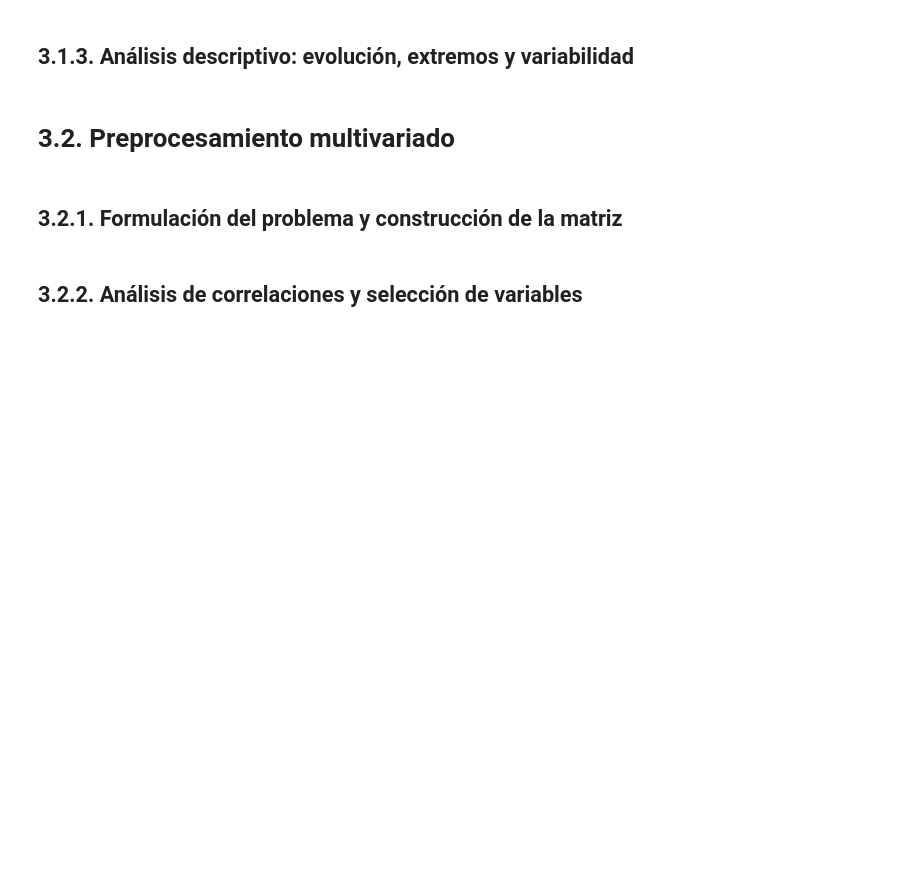
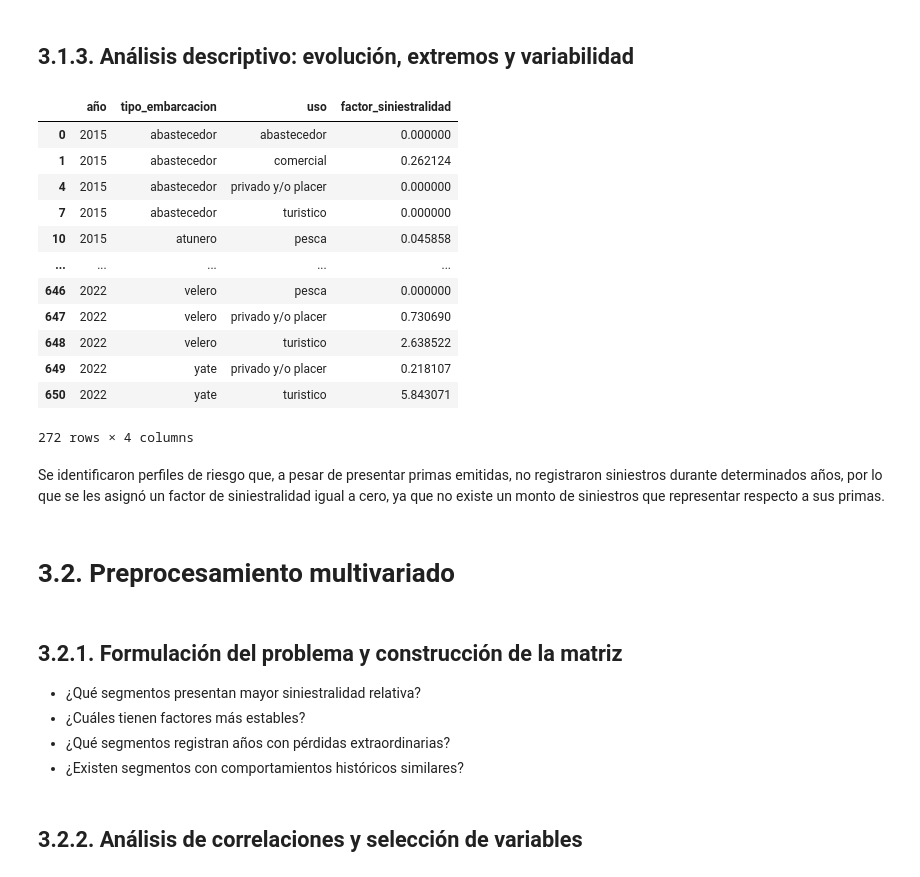
Before and after one commit to estebanto7/Repositorio_Reservas_Maritimas_Plantilla, a Jupyter notebook: notebooks/03_siniestralidad_conglomerados.ipynb, the cells around one changed output. Drawn from its saved outputs; the diff is of its cells as text; code cells hidden in the pictures; blank space fills up the shorter version.

```diff
--- a/notebooks/03_siniestralidad_conglomerados.ipynb
+++ b/notebooks/03_siniestralidad_conglomerados.ipynb
@@ -106,12 +148,9 @@ dtype: float64
 # 3.1.2 Siniestralidad total por año
 # ------------------------------------------
 
-# Columnas de desarrollo ajustadas por INPC
-columnas_monto = [f"{i}_monto pagado_ajustada" for i in range(4)]
-
 # Sumar los desarrollos de cada registro
 siniestros_ajustados["siniestro_total"] = (
-    siniestros_ajustados[columnas_monto].sum(axis=1, min_count=1)
+    siniestros_ajustados[columnas].sum(axis=1, min_count=1)
 )
 
 # Agrupar los siniestros por año de origen, tipo de embarcación y uso
@@ -133,6 +172,7 @@ primas_anual_tipo = (
 factor_anual_tipo = siniestros_segmento / primas_anual_tipo.replace(0, 1)
 
 print("Factor de siniestralidad anual por tipo de embarcación y uso")
-factor_anual_tipo
+
+factor_anual_tipo.reset_index().rename(columns={0: "factor_siniestralidad_segmento"}).set_index(["año", "tipo_embarcacion", "uso"])
 # %% [output]
 Factor de siniestralidad anual por tipo de embarcación y uso
@@ -213,10 +254,52 @@ Participación de los 34 segmentos: 89.76%
 Para el análisis de conglomerados se consideraron las combinaciones de tipo de embarcación y uso, identificando inicialmente 132 segmentos. Se seleccionaron 34 con primas emitidas positivas durante todos los años de 2015 a 2022, los cuales representan el 89.76% de las primas emitidas del periodo. Esta selección permite trabajar con trayectorias de siniestralidad temporalmente comparables y con una parte importante del mercado.
 # %% [markdown]
 ## 3.1.3. Análisis descriptivo: evolución, extremos y variabilidad
+# %%
+# ---------------------------------------------------------------------
+# Dataframe del factor de siniestralidad de los segmentos seleccionados
+# ---------------------------------------------------------------------
+
+# Convertir los factores en DataFrame
+df_factores = factor_anual_tipo.rename("factor_siniestralidad").reset_index()
+
+# Identificar los 34 segmentos seleccionados
+filtro = df_factores.set_index(
+    ["tipo_embarcacion", "uso"]
+).index.isin(segmentos_completos)
+
+# Filtrar los segmentos y años de interés
+df_34 = df_factores.loc[
+    filtro & df_factores["año"].between(2015, 2022)
+].copy()
+
+df_34["factor_siniestralidad"] = (df_34["factor_siniestralidad"].fillna(0))
+
+display(df_34)
+# %% [output]
+|  | año | tipo_embarcacion | uso | factor_siniestralidad |
+| 0 | 2015 | abastecedor | abastecedor | 0.000000 |
+| 1 | 2015 | abastecedor | comercial | 0.262124 |
+| 4 | 2015 | abastecedor | privado y/o placer | 0.000000 |
+| 7 | 2015 | abastecedor | turistico | 0.000000 |
+| 10 | 2015 | atunero | pesca | 0.045858 |
+| ... | ... | ... | ... | ... |
+| 646 | 2022 | velero | pesca | 0.000000 |
+| 647 | 2022 | velero | privado y/o placer | 0.730690 |
+| 648 | 2022 | velero | turistico | 2.638522 |
+| 649 | 2022 | yate | privado y/o placer | 0.218107 |
+| 650 | 2022 | yate | turistico | 5.843071 |
+272 rows × 4 columns
+# %% [markdown]
+Se identificaron perfiles de riesgo que, a pesar de presentar primas emitidas, no registraron siniestros durante determinados años, por lo que se les asignó un factor de siniestralidad igual a cero, ya que no existe un monto de siniestros que representar respecto a sus primas.
 # %% [markdown]
 # 3.2. Preprocesamiento multivariado
 # %% [markdown]
 ## 3.2.1. Formulación del problema y construcción de la matriz
+
+- ¿Qué segmentos presentan mayor siniestralidad relativa?
+- ¿Cuáles tienen factores más estables?
+- ¿Qué segmentos registran años con pérdidas extraordinarias?
+- ¿Existen segmentos con comportamientos históricos similares?
 # %% [markdown]
 
 ## 3.2.2. Análisis de correlaciones y selección de variables
```
Also changed, not shown: parts of 7 cells of this notebook, 1 other file.
